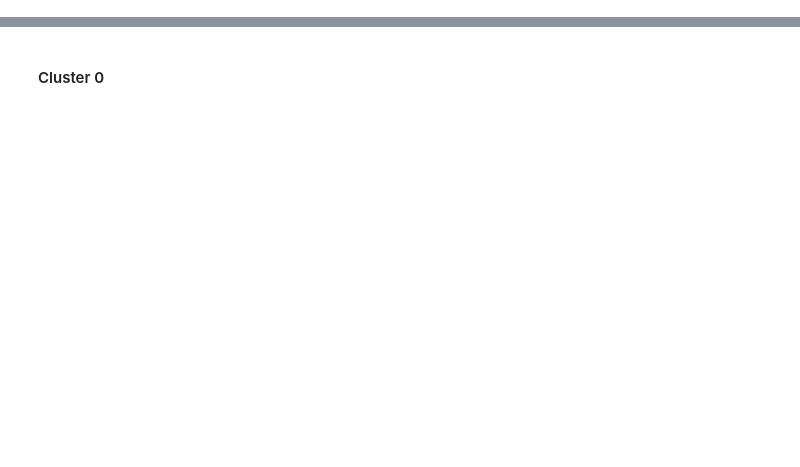
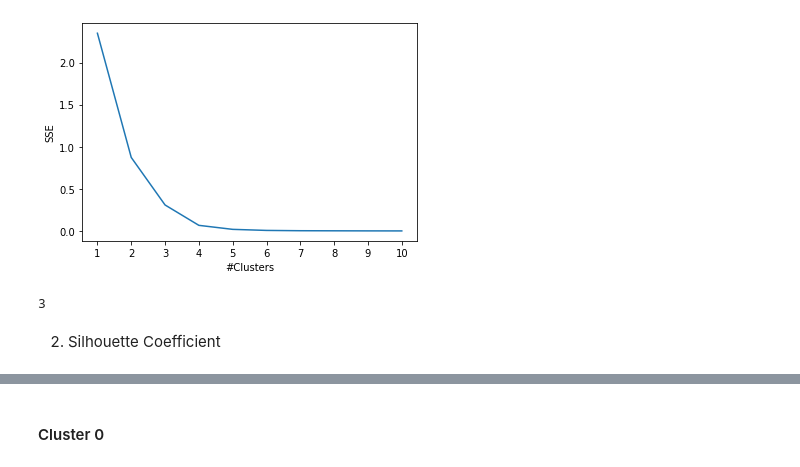
Before and after one commit to yesdeepakmittal/Best_Place_Prediction, a Jupyter notebook: Toronto_Canada.ipynb, the cells around one changed output, grey strips where cells are left out. Saved outputs shown, nothing was run; the diff lists cells and outputs as text; code cells hidden in the pictures; blank space fills up the shorter version.

```diff
--- a/Toronto_Canada.ipynb
+++ b/Toronto_Canada.ipynb
@@ -418,0 +369,13 @@ Examine the Clusters
+# %%
+kwargs = {
+     "init": "k-means++",
+     "n_init": 10,
+     "max_iter": 200,
+     "random_state": 29,
+ }
+
+SSE = []
+for k in range(1, 11):
+    kmeans = KMeans(n_clusters=k, **kwargs)
+    kmeans.fit(data)
+    SSE.append(kmeans.inertia_)
@@ -418,0 +395,17 @@ Examine the Clusters
+# %%
+plt.plot(range(1, 11), SSE)
+plt.xticks(range(1, 11))
+plt.xlabel("#Clusters")
+plt.ylabel("SSE")
+plt.show()
+# %% [output]
+[figure, added]
+# %%
+# !pip install kneed
+from kneed import KneeLocator
+
+KneeLocator(range(1, 11), SSE, curve="convex", direction="decreasing").elbow
+# %% [output]
+3
+# %% [markdown]
+2. Silhouette Coefficient
```
Also changed, not shown: parts of 88 cells of this notebook.
